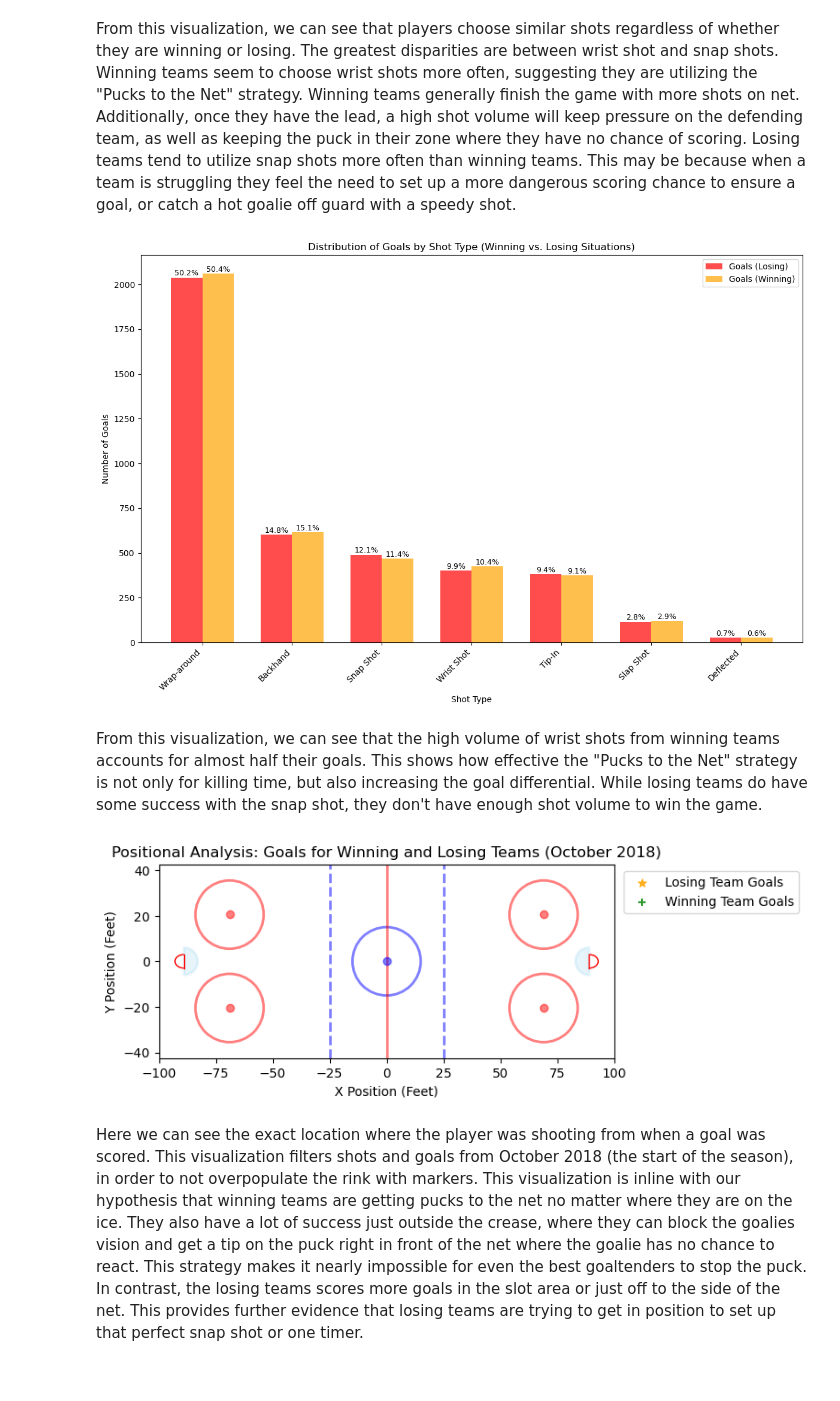
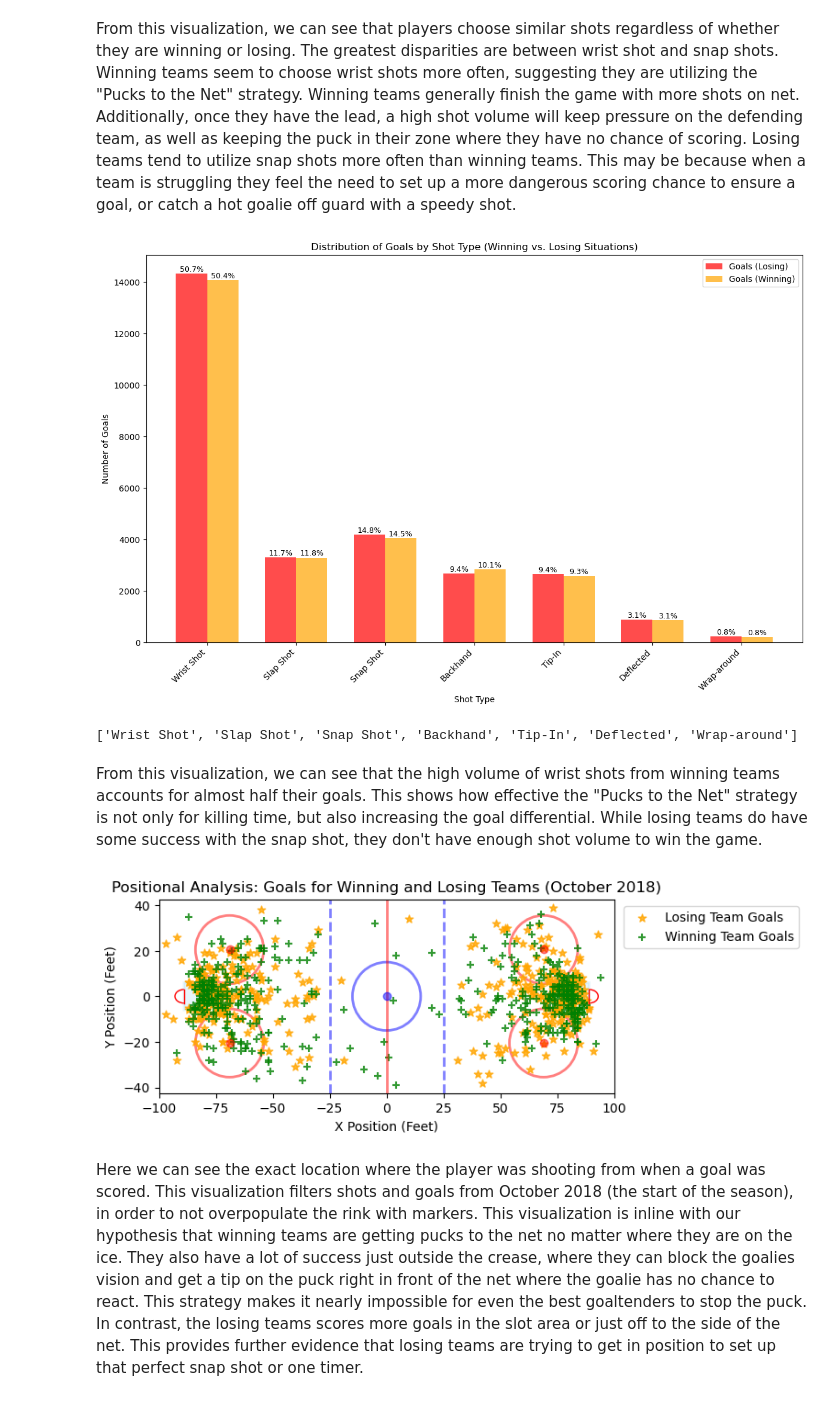
Before and after one commit to mattzirp/pucks_to_the_net, a Jupyter notebook: notebooks/game-situations.ipynb, the cells around one changed output. Drawn from its saved outputs; the diff is of its cells as text; code cells hidden in the pictures.

Commit message:
Another visual adjustment

```diff
--- a/notebooks/game-situations.ipynb
+++ b/notebooks/game-situations.ipynb
@@ -144,12 +144,12 @@ game_team_stats = pd.merge(game_plays, game_team_stats, on = 'game_id', how = 'l
 # Visualizing shot types and goals when a team is winning and losing
 
 # Create a column for when a team was winning
-game_plays['team_winning'] = ((game_team_stats['HoA'] == 'home') & (game_plays['goals_home'] > game_plays['goals_away'])) & (game_plays['dateTime'].dt.month == 11)| \
-                             ((game_team_stats['HoA'] == 'away') & (game_plays['goals_away'] > game_plays['goals_home']) & (game_plays['dateTime'].dt.month ==11))
+game_plays['team_winning'] = ((game_team_stats['HoA'] == 'home') & (game_plays['goals_home'] > game_plays['goals_away']))| \
+                             ((game_team_stats['HoA'] == 'away') & (game_plays['goals_away'] > game_plays['goals_home']))
 
 # Create a column for when a team is losing
-game_plays['team_losing'] = ((game_team_stats['HoA'] == 'home') & (game_plays['goals_home'] < game_plays['goals_away'])) & (game_plays['dateTime'].dt.month == 11)| \
-                             ((game_team_stats['HoA'] == 'away') & (game_plays['goals_away'] < game_plays['goals_home']) & (game_plays['dateTime'].dt.month == 11))
+game_plays['team_losing'] = ((game_team_stats['HoA'] == 'home') & (game_plays['goals_home'] < game_plays['goals_away']))| \
+                             ((game_team_stats['HoA'] == 'away') & (game_plays['goals_away'] < game_plays['goals_home']))
 
 # Filter shots and goals when losing
 losing_shots = game_plays[(game_plays['team_losing']) & (game_plays['event'] == 'Shot')]
@@ -223,10 +223,7 @@ plt.show()
 # %% [markdown]
 From this visualization, we can see that players choose similar shots regardless of whether they are winning or losing. The greatest disparities are between wrist shot and snap shots. Winning teams seem to choose wrist shots more often, suggesting they are utilizing the "Pucks to the Net" strategy. Winning teams generally finish the game with more shots on net. Additionally, once they have the lead, a high shot volume will keep pressure on the defending team, as well as keeping the puck in their zone where they have no chance of scoring. Losing teams tend to utilize snap shots more often than winning teams. This may be because when a team is struggling they feel the need to set up a more dangerous scoring chance to ensure a goal, or catch a hot goalie off guard with a speedy shot.
 # %%
-
-# Sort shot types and counts in descending order
-sorted_indices = np.argsort(losing_goal_counts)[::-1]
-shot_types = [shot_types[i] for i in sorted_indices]
+# Get totals for winning and losing goals
 losing_goal_counts = [losing_goal_counts[i] for i in sorted_indices]
 winning_goal_counts = [winning_goal_counts[i] for i in sorted_indices]
 
@@ -242,34 +239,37 @@ winning_goal_percentages = [(count / total_winning_goals) * 100 if total_winning
 x = np.arange(len(shot_types))
 bar_width = 0.35
 
 # Set size of plot
 plt.figure(figsize=(12, 8))
 
 # Plot bars for losing and winning goals
 losing_goal_bars = plt.bar(x - bar_width/2, losing_goal_counts, bar_width, color='red', label='Goals (Losing)', alpha=0.7)
 winning_goal_bars = plt.bar(x + bar_width/2, winning_goal_counts, bar_width, color='orange', label='Goals (Winning)', alpha=0.7)
 
 # Add percentage annotations
 for i in range(len(shot_types)):
     # Annotations for losing goals
     if losing_goal_counts[i] > 0:
         plt.text(x[i] - bar_width/2, losing_goal_counts[i] + 1, f"{losing_goal_percentages[i]:.1f}%",
                  ha='center', va='bottom', fontsize=9, color='black')
     # Annotations for winning goals
     if winning_goal_counts[i] > 0:
         plt.text(x[i] + bar_width/2, winning_goal_counts[i] + 1, f"{winning_goal_percentages[i]:.1f}%",
                  ha='center', va='bottom', fontsize=9, color='black')
 
 # Add labels and title
 plt.xlabel('Shot Type')
 plt.ylabel('Number of Goals')
 plt.title('Distribution of Goals by Shot Type (Winning vs. Losing Situations)')
 plt.xticks(x, shot_types, rotation=45, ha='right')
 plt.legend()
 plt.tight_layout()
 plt.show()
+
+print(shot_types)
 # %% [output]
-[figure, old version]
+[figure, new version]
+['Wrist Shot', 'Slap Shot', 'Snap Shot', 'Backhand', 'Tip-In', 'Deflected', 'Wrap-around']
 # %% [markdown]
 From this visualization, we can see that the high volume of wrist shots from winning teams accounts for almost half their goals. This shows how effective the "Pucks to the Net" strategy is not only for killing time, but also increasing the goal differential. While losing teams do have some success with the snap shot, they don't have enough shot volume to win the game.
 # %%
@@ -295,7 +295,7 @@ plt.ylabel("Y Position (Feet)")
 plt.legend(title='', loc='upper right', bbox_to_anchor=(1.42, 1))
 plt.show()
 # %% [output]
-[figure, old version]
+[figure, new version]
 # %% [markdown]
 Here we can see the exact location where the player was shooting from when a goal was scored. This visualization filters shots and goals from October 2018 (the start of the season), in order to not overpopulate the rink with markers. This visualization is inline with our hypothesis that winning teams are getting pucks to the net no matter where they are on the ice. They also have a lot of success just outside the crease, where they can block the goalies vision and get a tip on the puck right in front of the net where the goalie has no chance to react. This strategy makes it nearly impossible for even the best goaltenders to stop the puck. In contrast, the losing teams scores more goals in the slot area or just off to the side of the net. This provides further evidence that losing teams are trying to get in position to set up that perfect snap shot or one timer.
 # %%
```
Also changed, not shown: parts of 2 cells of this notebook.
